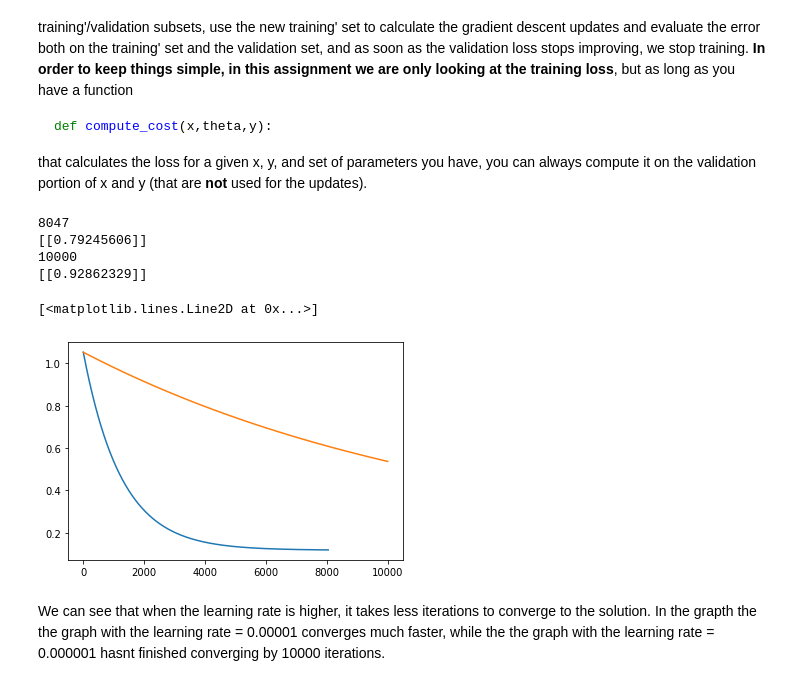
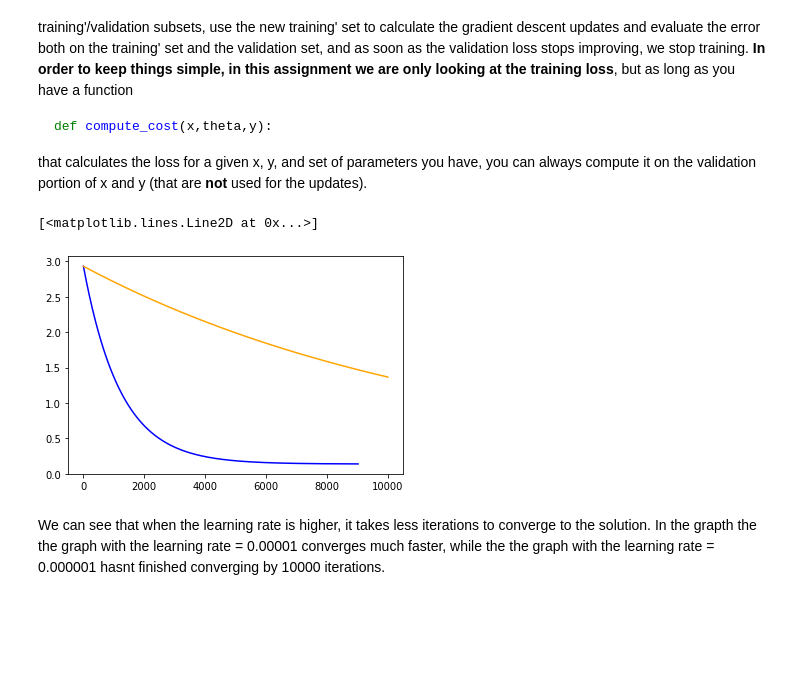
Before and after one commit to Rnair12599/CS171-Assn2, a Jupyter notebook: Assignment.ipynb, the cells around one changed output. Drawn from its saved outputs; the diff is of its cells as text; code cells hidden in the pictures; blank space fills up the shorter version.

```diff
--- a/Assignment.ipynb
+++ b/Assignment.ipynb
@@ -60,13 +60,7 @@ def cost(x,theta,y):
     J = sum((np.dot(x,theta) - y) ** 2) / (2 * len(x))
     return(J)
 
-def linear_regression_gd(x,y,learning_rate = 0.00001,max_iter=10000,tol=pow(10,-5)):
-    #oneCol = np.ones((len(x),1))
-    #x = np.hstack((oneCol,x))
-    #theta = [2] * len(x)
-    #theta = np.array(theta).reshape(-1,1)
-    theta = np.ones((len(x[0]),1)) #create theta vector of size (num of features in x) with values 1
-
+def linear_regression_gd(x,y,learning_rate = 0.00001,max_iter=10000,tol=pow(10,-5), theta = np.ones((1,(len(x[0])))) ):
 
     yT = y.reshape(-1, 1) #transpose the y value to use for calculation
 
@@ -77,11 +71,16 @@ def linear_regression_gd(x,y,learning_rate = 0.00001,max_iter=10000,tol=pow(10,-
     for it in range(1,max_iter+1):
 
         h = np.dot(x,theta) - yT
+        #calculate the hypotheis function by taking the dot product of x and theta - y
+        #the dot product of two function allows
         m = len(x)
         t = []
 
         for i in range(len(theta)): #for each value of theta find the new theta value after descent
             theta[i] = theta[i] - ((learning_rate/m)*(np.dot(h.reshape(1,-1), x[:,i])))
+            #implemented the same function from the slide for gradient descent
+            #took the dot product of transpose of the hypothesis output and the x vector
+            #to multiply the specifict values and sum them together in one operation
 
         all_cost.append(cost(x,theta,yT))
         iters += 1
@@ -90,8 +89,7 @@ def linear_regression_gd(x,y,learning_rate = 0.00001,max_iter=10000,tol=pow(10,-
             break
 
 
-    #print(iters)
-    #print(theta)
+
     return (theta,all_cost,iters)
 
 
@@ -104,13 +102,5 @@ x_train, x_test, y_train, y_test = train_test_split(x,y,test_size = 3/10,random_
 theta,all_cost,iters = linear_regression_gd(x_train,y_train)
 
 
-regressor = LinearRegression()
-regressor.fit(x_train,y_train)
-
-print(regressor.coef_)
 print(theta)
-
-
-y_train_predict = regressor.predict(x_train)
-y_test_predict = regressor.predict(x_test)
 # %% [output]
@@ -151,20 +154,24 @@ that calculates the loss for a given x, y, and set of parameters you have, you c
 # %%
 #your code here
 #This may also be useful: augment x with a new column for the bias term
-#x_new = np.concatenate((np.ones(len(x)).reshape(-1, 1),x),axis=1)
 
-theta,all_cost,iters = linear_regression_gd(x_train,y_train,learning_rate = 0.00001)
-plt.plot(all_cost[:iters])
+#learning_rate = 0.00001
+x_new = np.concatenate((np.ones(len(x)).reshape(-1, 1),x),axis=1)
+new_theta = np.ones((2,(len(x[0]))))
+x_train, x_test, y_train, y_test = train_test_split(x_new,y,test_size = 3/10,random_state = 0)
+theta,all_cost,iters = linear_regression_gd(x_train,y_train,learning_rate = 0.00001, theta = new_theta)
+plt.plot(all_cost[:iters], color = "blue")
 
-theta,all_cost,iters = linear_regression_gd(x_train,y_train,learning_rate = 0.000001)
-plt.plot(all_cost[:iters])
+
+#learning_rate = 0.000001
+x_new = np.concatenate((np.ones(len(x)).reshape(-1, 1),x),axis=1)
+new_theta = np.ones((2,(len(x[0]))))
+x_train, x_test, y_train, y_test = train_test_split(x_new,y,test_size = 3/10,random_state = 0)
+theta,all_cost,iters = linear_regression_gd(x_train,y_train,learning_rate = 0.000001,theta = new_theta)
+plt.plot(all_cost[:iters], color = "orange")
 # %% [output]
-8047
-[[0.79245606]]
-10000
-[[0.92862329]]
+[<matplotlib.lines.Line2D at 0x...>]
-[<matplotlib.lines.Line2D at 0x...>]
-[figure, old version]
+[figure, new version]
 # %% [markdown]
 We can see that when the learning rate is higher, it takes less iterations to converge to the solution. In the grapth the the graph with the learning rate = 0.00001 converges much faster, while the the graph with the learning rate = 0.000001 hasnt finished converging by 10000 iterations.
 # %% [markdown]
```
Also changed, not shown: parts of 7 cells of this notebook, 1 other file.
